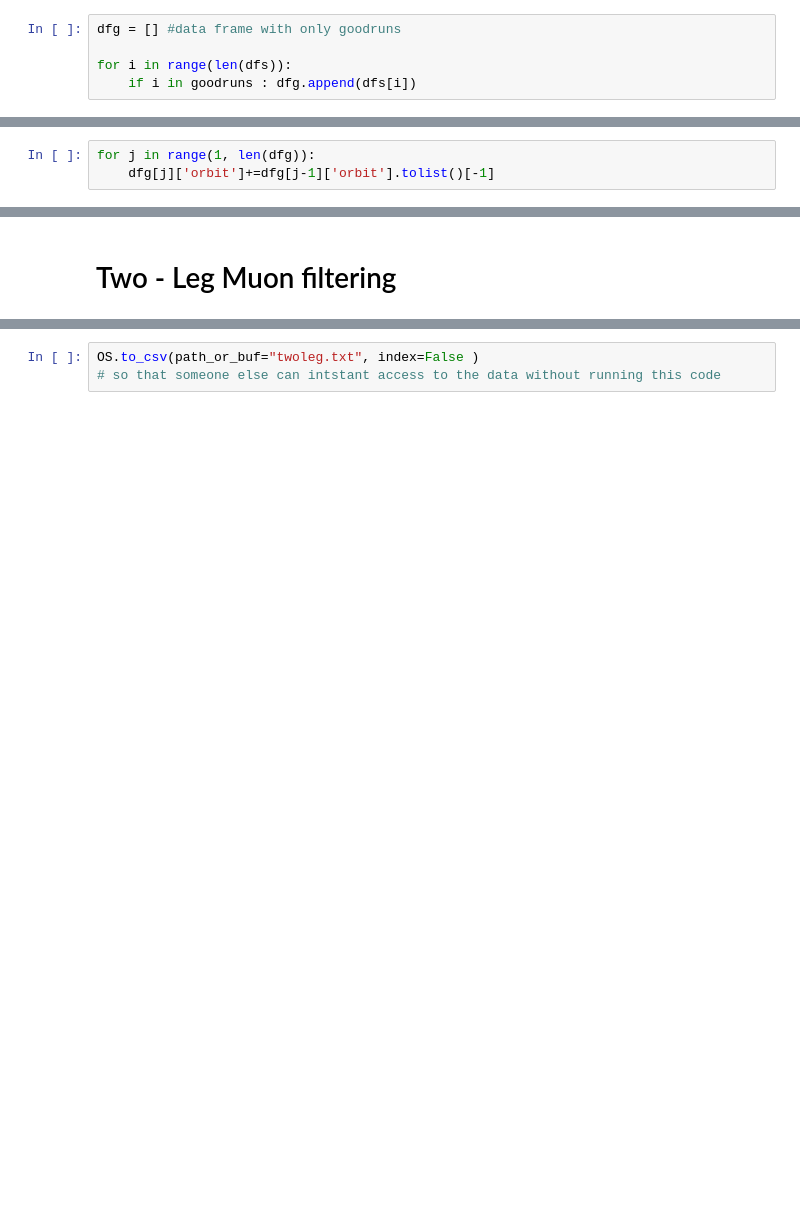
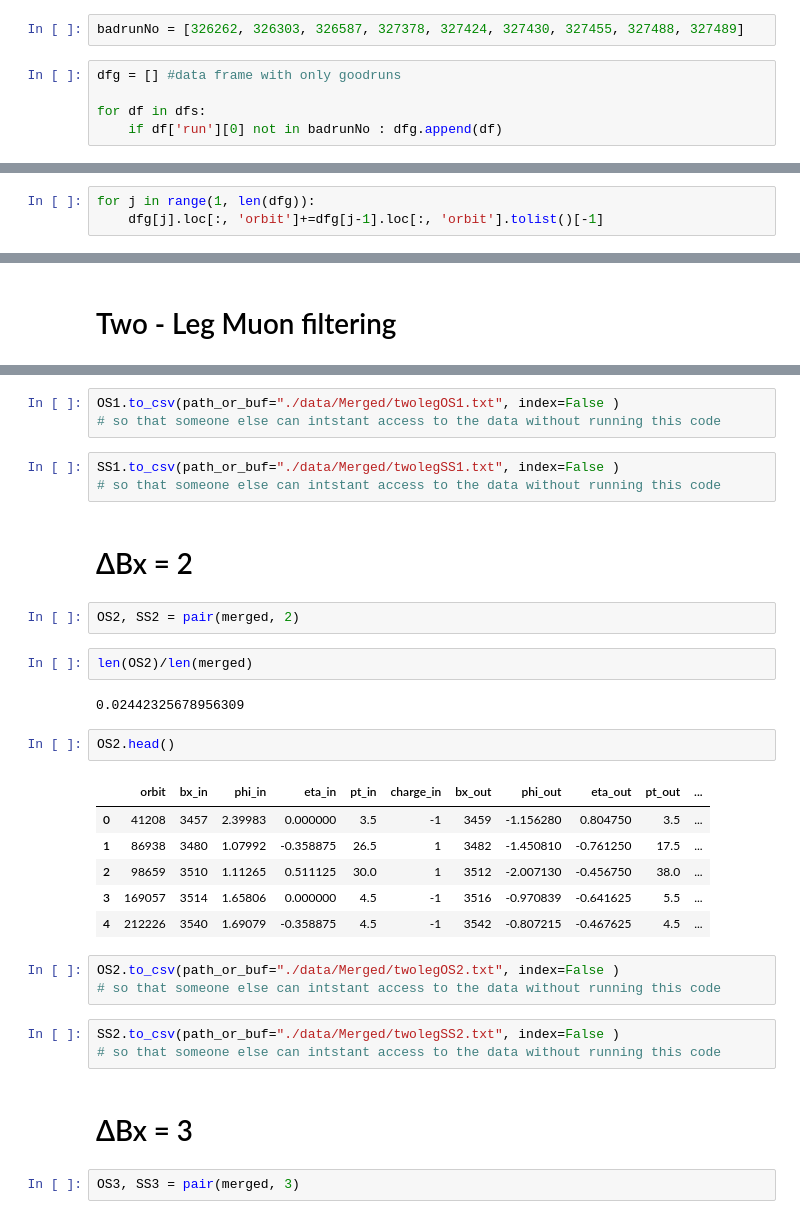
Before and after one commit to GeorgeAlex22/scout, a Jupyter notebook: MergeData.ipynb, the cells around one changed output, grey strips where cells are left out. Cells and saved outputs as stored; diff of their text form; blank space fills up the shorter version.

```diff
--- a/MergeData.ipynb
+++ b/MergeData.ipynb
@@ -60,8 +245,10 @@ goodruns = [i for i in range(len(dfs)) if i not in badruns]
+# %%
+badrunNo = [326262, 326303, 326587, 327378, 327424, 327430, 327455, 327488, 327489]
 # %%
 dfg = [] #data frame with only goodruns
 
-for i in range(len(dfs)):
-    if i in goodruns : dfg.append(dfs[i])
+for df in dfs:
+    if df['run'][0] not in badrunNo : dfg.append(df)
 # %%
 # Make every df start at 1
 for df in dfg:
@@ -69,6 +256,6 @@ for df in dfg:
 # %%
 for j in range(1, len(dfg)):
-    dfg[j]['orbit']+=dfg[j-1]['orbit'].tolist()[-1]
+    dfg[j].loc[:, 'orbit']+=dfg[j-1].loc[:, 'orbit'].tolist()[-1]
 # %%
 merged = pd.concat(dfg, ignore_index=True, sort=False)
 # %%
@@ -129,5 +281,35 @@ OS.head()
 | 3 | 106772 | 3458 | 1.84350 | 0.511125 | 139.5 | 1 | 3459 | -1.02538 | 0.80475 | 139.5 | ... |
 | 4 | 122121 | 3476 | 2.17075 | 0.804750 | 3.5 | 1 | 3477 | -1.61443 | 0.80475 | 3.5 | ... |
 # %%
-OS.to_csv(path_or_buf="twoleg.txt", index=False )
+OS1.to_csv(path_or_buf="./data/Merged/twolegOS1.txt", index=False )
 # so that someone else can intstant access to the data without running this code
+# %%
+SS1.to_csv(path_or_buf="./data/Merged/twolegSS1.txt", index=False )
+# so that someone else can intstant access to the data without running this code
+# %% [markdown]
+# ΔBx = 2
+# %%
+OS2, SS2 = pair(merged, 2)
+# %%
+len(OS2)/len(merged)
+# %% [output]
+0.02442325678956309
+# %%
+OS2.head()
+# %% [output]
+|  | orbit | bx_in | phi_in | eta_in | pt_in | charge_in | bx_out | phi_out | eta_out | pt_out | ... |
+| 0 | 41208 | 3457 | 2.39983 | 0.000000 | 3.5 | -1 | 3459 | -1.156280 | 0.804750 | 3.5 | ... |
+| 1 | 86938 | 3480 | 1.07992 | -0.358875 | 26.5 | 1 | 3482 | -1.450810 | -0.761250 | 17.5 | ... |
+| 2 | 98659 | 3510 | 1.11265 | 0.511125 | 30.0 | 1 | 3512 | -2.007130 | -0.456750 | 38.0 | ... |
+| 3 | 169057 | 3514 | 1.65806 | 0.000000 | 4.5 | -1 | 3516 | -0.970839 | -0.641625 | 5.5 | ... |
+| 4 | 212226 | 3540 | 1.69079 | -0.358875 | 4.5 | -1 | 3542 | -0.807215 | -0.467625 | 4.5 | ... |
+# %%
+OS2.to_csv(path_or_buf="./data/Merged/twolegOS2.txt", index=False )
+# so that someone else can intstant access to the data without running this code
+# %%
+SS2.to_csv(path_or_buf="./data/Merged/twolegSS2.txt", index=False )
+# so that someone else can intstant access to the data without running this code
+# %% [markdown]
+# ΔBx = 3
+# %%
+OS3, SS3 = pair(merged, 3)
```
Also changed, not shown: parts of 16 cells of this notebook, 3 other files.
